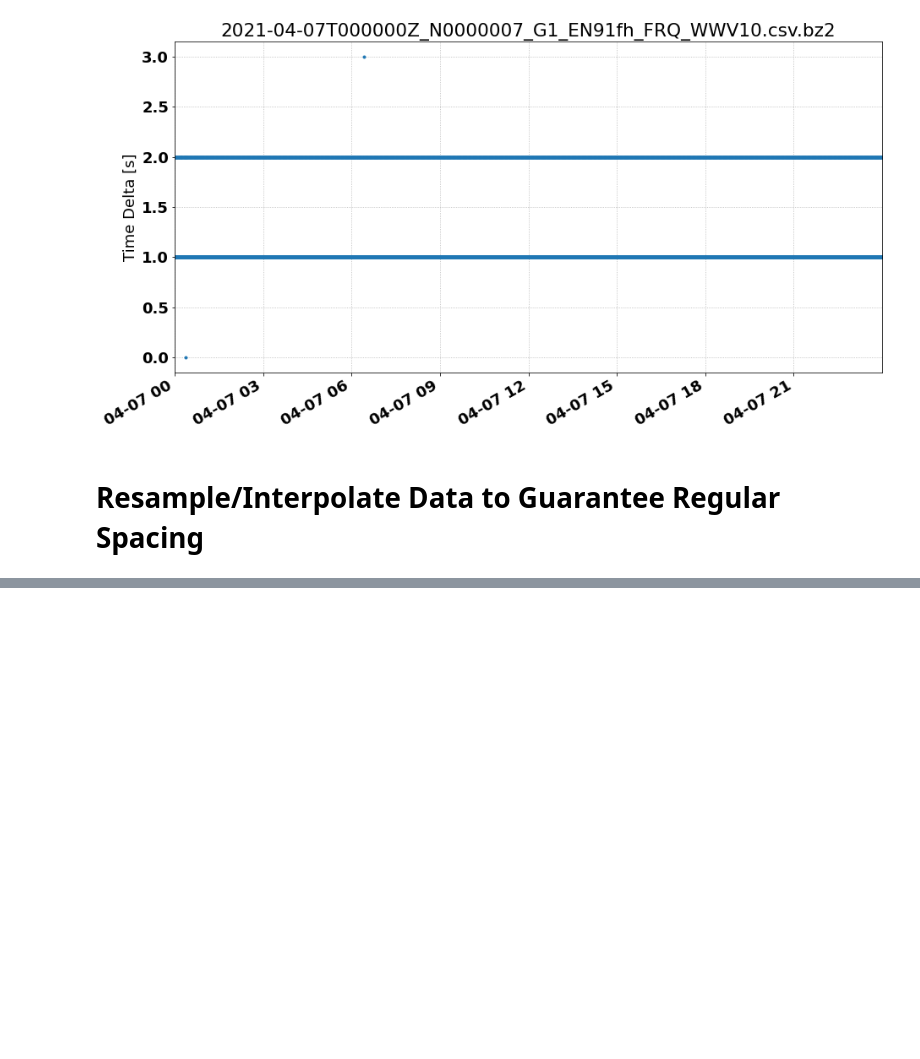
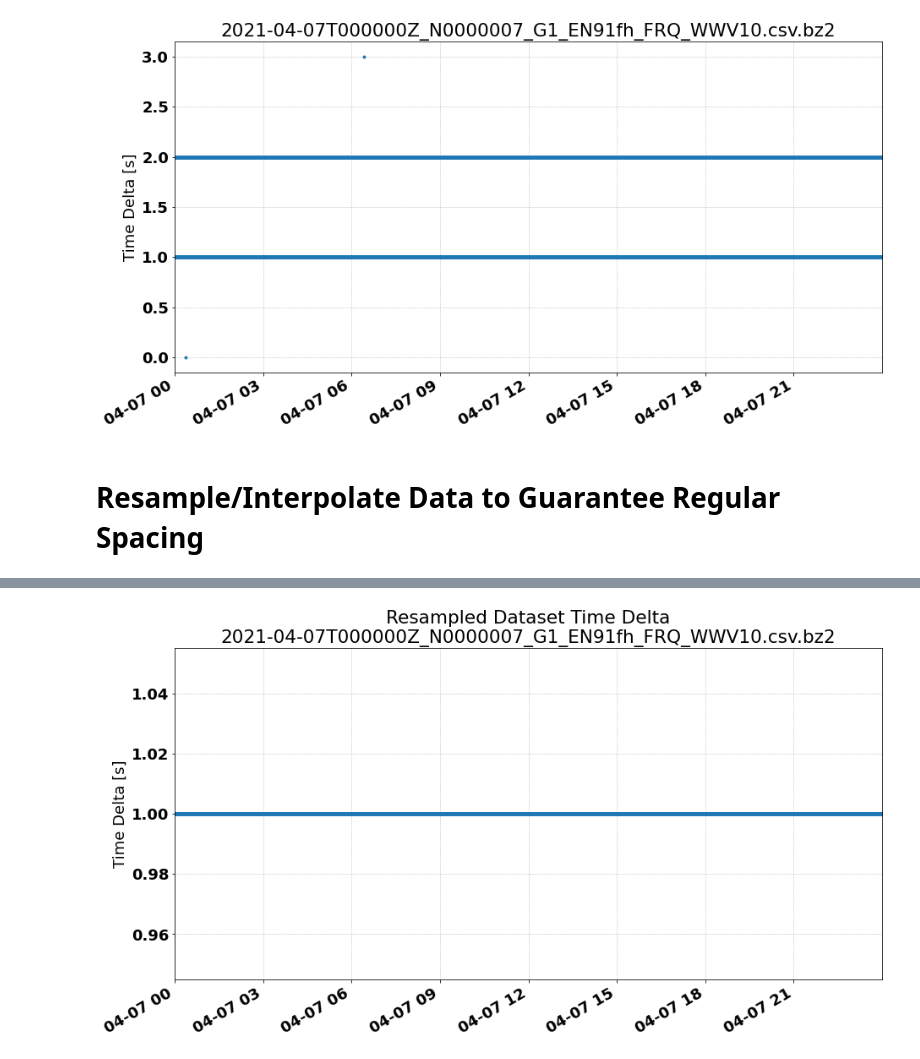
Before and after one commit to HamSCI/grape_analysis_demo, a Jupyter notebook: Grape Data Analysis Demo.ipynb, the cells around one changed output, grey strips where cells are left out. Drawn from its saved outputs; the diff is of its cells as text; code cells hidden in the pictures; blank space fills up the shorter version.

```diff
--- a/Grape Data Analysis Demo.ipynb
+++ b/Grape Data Analysis Demo.ipynb
@@ -160 +182,24 @@ rs_df
 86400 rows × 2 columns
+# %%
+# Calculate time difference between samples
+rs_utcs = [x.to_pydatetime() for x in rs_df['UTC']]
+rs_dt   = np.diff(rs_utcs)
+
+# Convert from time delta to total seconds
+rs_dt_sec = [x.total_seconds() for x in rs_dt]
+
+fig = plt.figure(figsize=(15,8))
+ax  = fig.add_subplot(111)
+
+# np.diff() returns 1 less value than original vector,
+# so we need to trim 1 element off of the original vector when plotting
+xx  = rs_df['UTC'][:-1]
+yy  = rs_dt_sec
+
+ax.plot(xx,yy,ls='',marker='.')
+fig.autofmt_xdate()
+ax.set_ylabel('Time Delta [s]')
+ax.set_title('Resampled Dataset Time Delta\n'+fname)
+plt.show()
+# %% [output]
+[figure, added]
```
Also changed, not shown: parts of 19 cells of this notebook.
